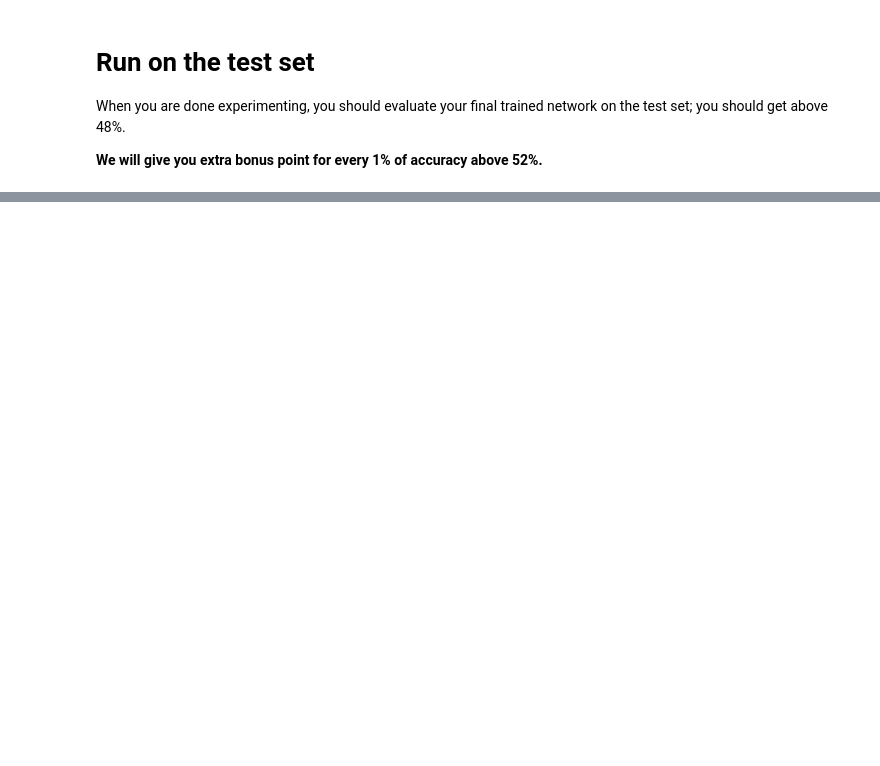
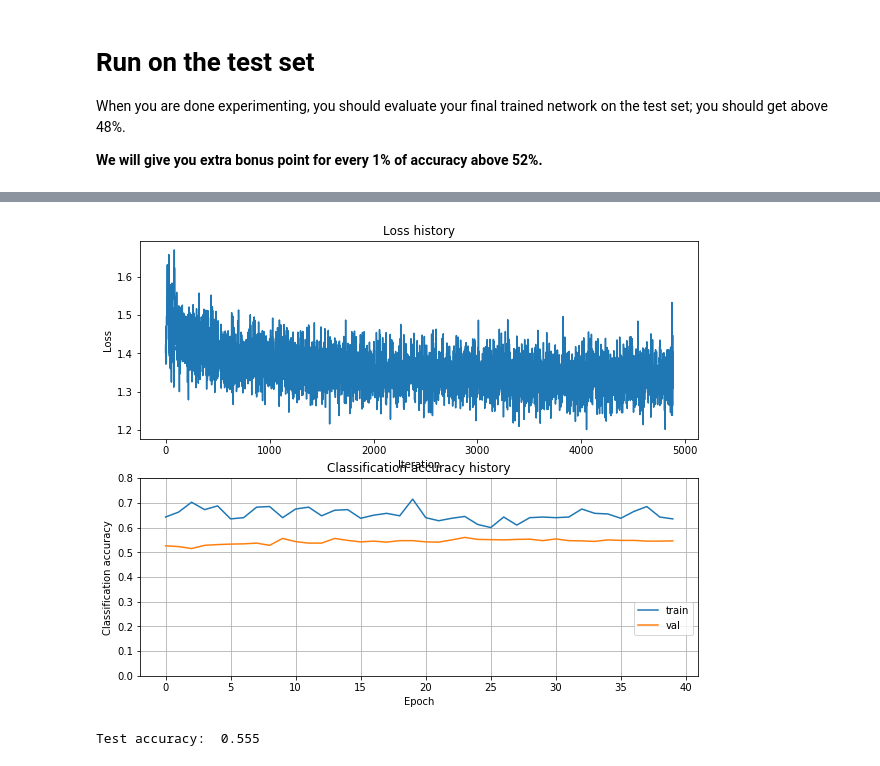
Before and after one commit to Danceiny/my_cs231n, a Jupyter notebook: assignment1/two_layer_net.ipynb, the cells around one changed output, grey strips where cells are left out. Cells and saved outputs as stored; diff of their text form; code cells hidden in the pictures; blank space fills up the shorter version.

```diff
--- a/assignment1/two_layer_net.ipynb
+++ b/assignment1/two_layer_net.ipynb
@@ -366,0 +503,13 @@ print 'Test accuracy: ', test_acc
+# %%
+
+# stats = net.train(X_train, y_train, X_val, y_val,
+#                     num_epochs=40, batch_size=400, mu=0.5,
+#                     mu_increase=1.0, learning_rate=5e-4,
+#                     learning_rate_decay=0.95, reg=0.9, verbose=True)
+stats = net.train(X_train, y_train, X_val, y_val,
+                    num_epochs=40, batch_size=400, mu=0.5,
+                    mu_increase=1.0, learning_rate=5e-4,
+                    learning_rate_decay=0.90, reg=0.9, verbose=True)
+# Predict on the validation set
+val_acc = (net.predict(X_val) == y_val).mean()
+print 'Validation accuracy: ', val_acc         # about 52.7%
@@ -366,0 +534,26 @@ print 'Test accuracy: ', test_acc
+# %%
+
+# Plot the loss function and train / validation accuracies
+plt.subplot(2, 1, 1)
+plt.plot(stats['loss_history'])
+plt.title('Loss history')
+plt.xlabel('Iteration')
+plt.ylabel('Loss')
+plt.subplot(2, 1, 2)
+plt.plot(stats['train_acc_history'], label='train')
+plt.plot(stats['val_acc_history'], label='val')
+plt.ylim([0, 0.8])
+plt.title('Classification accuracy history')
+plt.xlabel('Epoch')
+plt.ylabel('Classification accuracy')
+plt.legend(bbox_to_anchor=(1.0, 0.4))
+plt.grid(True)
+plt.show()
+
+best_net = net
+# Run on the test set
+test_acc = (best_net.predict(X_test) == y_test).mean()
+print 'Test accuracy: ', test_acc              # about 54.6%
+# %% [output]
+[figure, added]
+Test accuracy:  0.555
```
Also changed, not shown: parts of 9 cells of this notebook, 2 other files.
